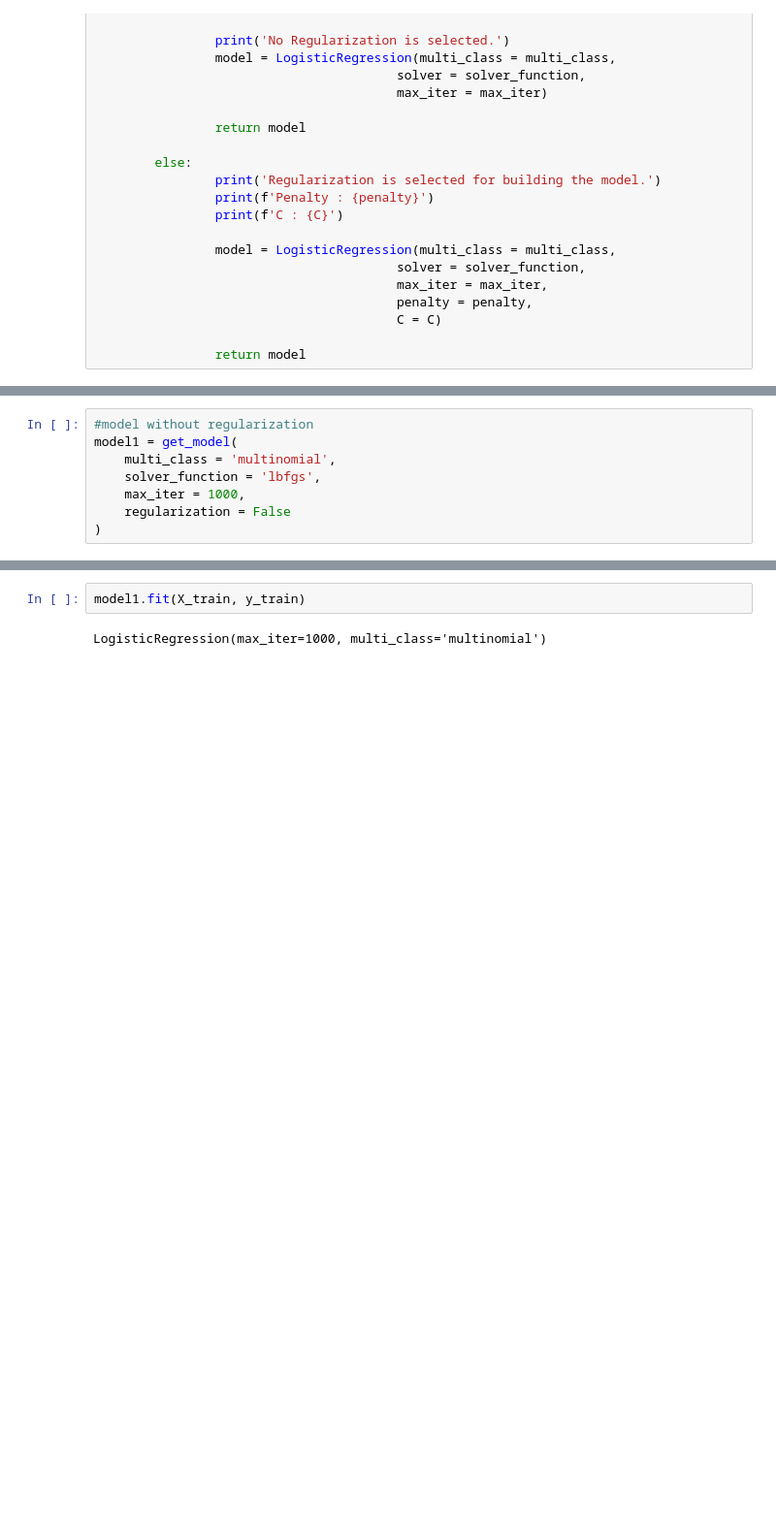
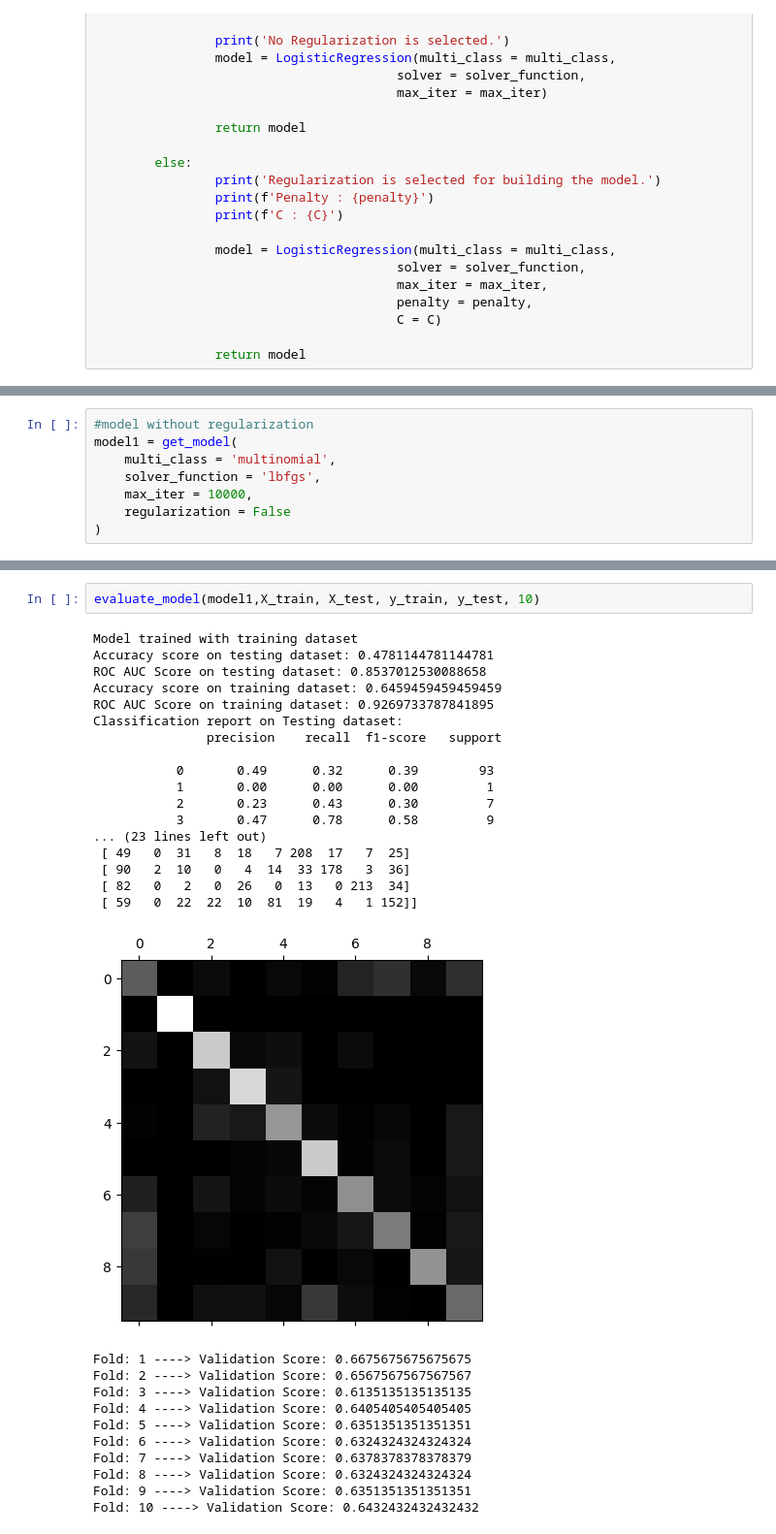
Before and after one commit to Biswadeep27/bits-mtech-aiml, a Jupyter notebook: 01-semester-1/ml/assignment-1/ml-assignment-1-draft.ipynb, the cells around one changed output, grey strips where cells are left out. Shown at 97% size. Drawn from its saved outputs; the diff is of its cells as text; blank space fills up the shorter version.

```diff
--- a/01-semester-1/ml/assignment-1/ml-assignment-1-draft.ipynb
+++ b/01-semester-1/ml/assignment-1/ml-assignment-1-draft.ipynb
@@ -807,7 +865,7 @@ def get_model(
 model1 = get_model(
     multi_class = 'multinomial',
     solver_function = 'lbfgs',
-    max_iter = 1000,
+    max_iter = 10000,
     regularization = False
 )
 # %% [output]
@@ -818,8 +876,35 @@ Params for model:
 No Regularization is selected.
-# %%
-model1.fit(X_train, y_train)
-# %% [output]
-LogisticRegression(max_iter=1000, multi_class='multinomial')
+# %%
+evaluate_model(model1,X_train, X_test, y_train, y_test, 10)
+# %% [output]
+Model trained with training dataset
+Accuracy score on testing dataset: 0.4781144781144781
+ROC AUC Score on testing dataset: 0.8537012530088658
+Accuracy score on training dataset: 0.6459459459459459
+ROC AUC Score on training dataset: 0.9269733787841895
+Classification report on Testing dataset:
+               precision    recall  f1-score   support
+
+           0       0.49      0.32      0.39        93
+           1       0.00      0.00      0.00         1
+           2       0.23      0.43      0.30         7
+           3       0.47      0.78      0.58         9
+... (23 lines left out)
+ [ 49   0  31   8  18   7 208  17   7  25]
+ [ 90   2  10   0   4  14  33 178   3  36]
+ [ 82   0   2   0  26   0  13   0 213  34]
+ [ 59   0  22  22  10  81  19   4   1 152]]
+[figure, added]
+Fold: 1 ----> Validation Score: 0.6675675675675675
+Fold: 2 ----> Validation Score: 0.6567567567567567
+Fold: 3 ----> Validation Score: 0.6135135135135135
+Fold: 4 ----> Validation Score: 0.6405405405405405
+Fold: 5 ----> Validation Score: 0.6351351351351351
+Fold: 6 ----> Validation Score: 0.6324324324324324
+Fold: 7 ----> Validation Score: 0.6378378378378379
+Fold: 8 ----> Validation Score: 0.6324324324324324
+Fold: 9 ----> Validation Score: 0.6351351351351351
+Fold: 10 ----> Validation Score: 0.6432432432432432
 # %%
 #model with regularization
 p = [0.0001, 0.001, 0.01, 0.1, 1.0]
```
Also changed, not shown: parts of 7 cells of this notebook.
